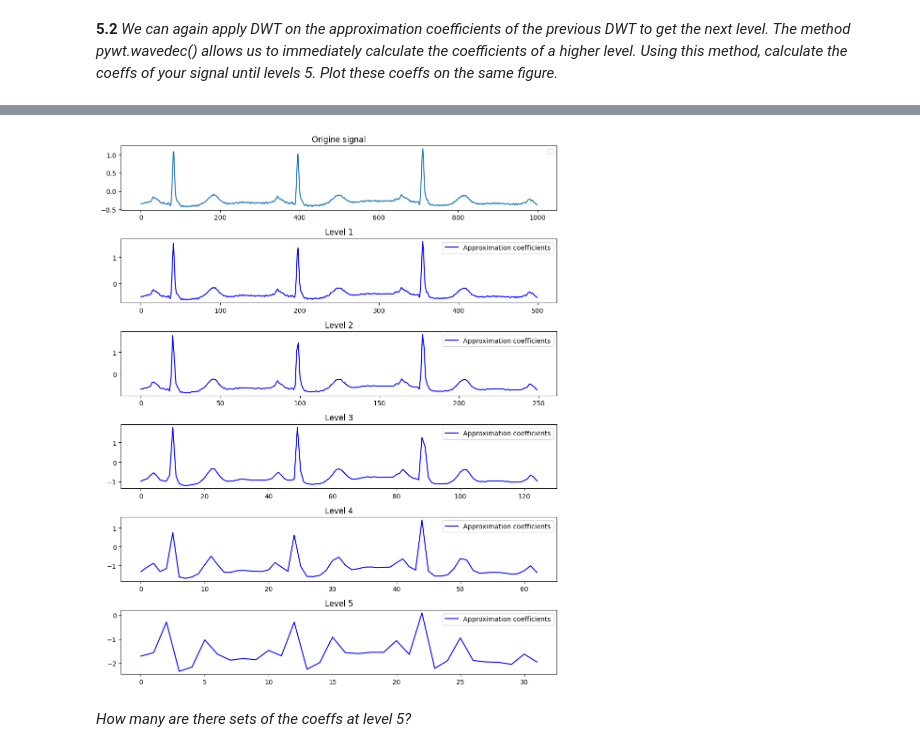
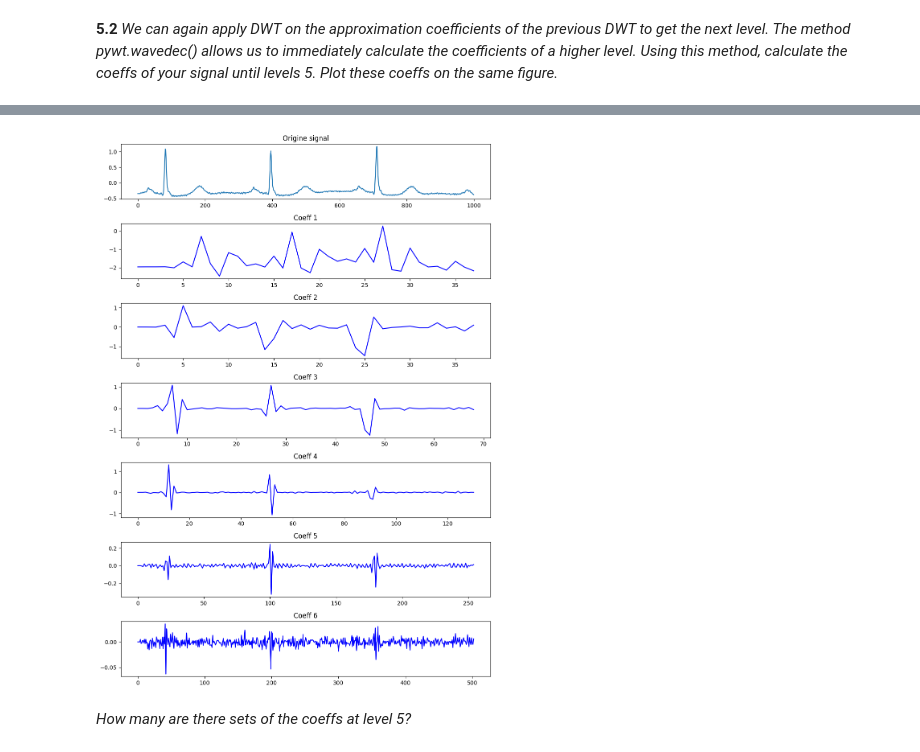
Before and after one commit to Bast-94/ML-BIO, a Jupyter notebook: ECG_classification_exercices.ipynb, the cells around one changed output, grey strips where cells are left out. Drawn from its saved outputs; the diff is of its cells as text; code cells hidden in the pictures.

Commit message:
FIX(EX5): Correction des plots

```diff
--- a/ECG_classification_exercices.ipynb
+++ b/ECG_classification_exercices.ipynb
@@ -320,22 +322,16 @@ On remarque que les coefficients d'approximation possèdent une plus grande ampl
 ecg_signal = bload_record_using_wfdb(filename=filename, start=0,end=1000,directory='mitdb',channel=0)
 
 n_levels = 5
-fig, axs = plt.subplots(n_levels+1,1 , figsize=(10, 2* (n_levels +1)))
 
+coeffs = pywt.wavedec(ecg_signal, 'db4', level=n_levels)
+fig, axs = plt.subplots(n_levels+2,1 , figsize=(10, 2* (n_levels +2)))
 axs[0].plot(ecg_signal)
 axs[0].set_title("Origine signal")
 # Effectuer la décomposition et afficher les coefficients pour chaque niveau
-for level in range(1, n_levels +1):
-    coeffs = pywt.wavedec(ecg_signal, 'db1', level=level)
-    approximation_coeffs = coeffs[0]
+for level,coeff in enumerate(coeffs,start=1):
+    axs[level].plot(coeff, color=(0, 0, 1))
+    axs[level].set_title(f"Coeff {level}")
 
-    axs[level].plot(approximation_coeffs, label="Approximation coefficients", color=(0, 0, 1))
-    axs[level].set_title(f"Level {level}")
-
-
-# Ajouter une légende aux sous-graphiques
-for ax in axs:
-    ax.legend()
 
 # Afficher les sous-graphiques
 plt.tight_layout()
@@ -345,4 +340,4 @@ WARNING:matplotlib.legend:No artists with labels found to put in legend.  Note t
-[figure, old version]
+[figure, new version]
 # %% [markdown]
 *How many are there sets of the coeffs at level 5?*
 # %%
```
Also changed, not shown: parts of 6 cells of this notebook.
